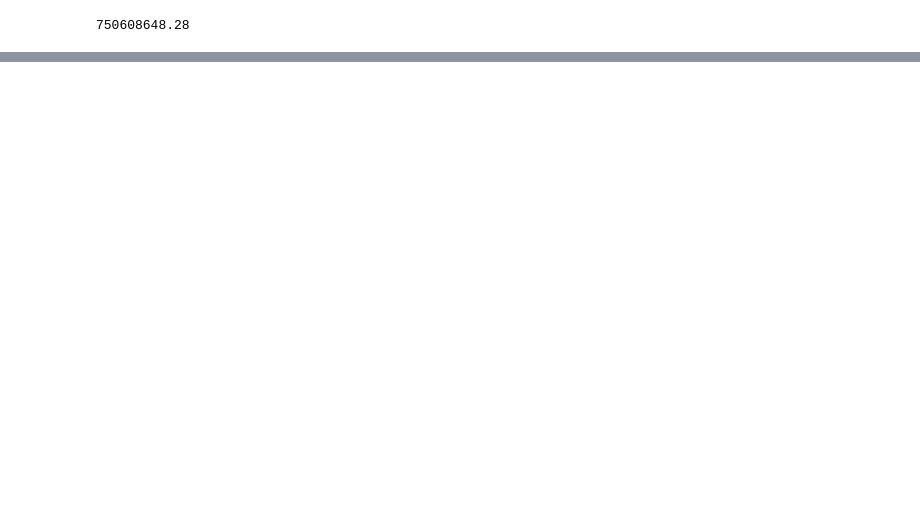
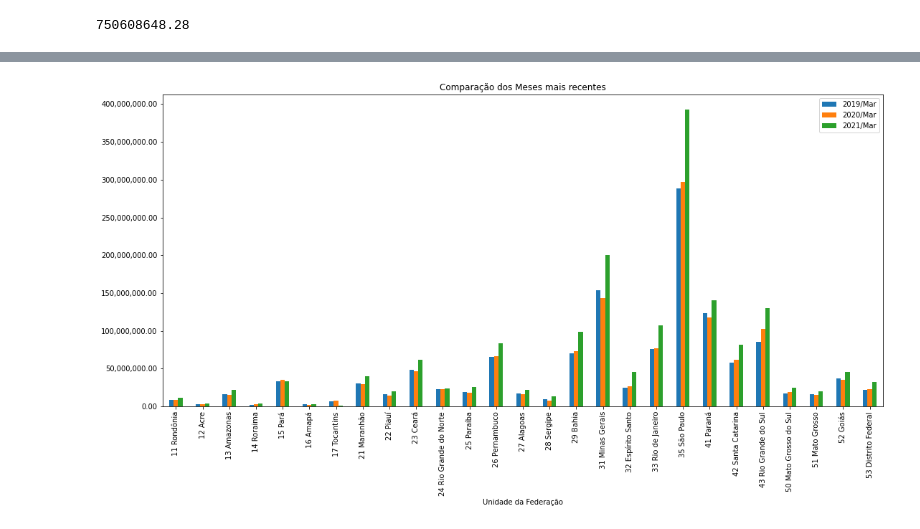
Before and after one commit to BrSiqueira/Bootcamp-DataScience, a Jupyter notebook: Modulo01/Modulo01_Aula_01_Desafio.ipynb, the cells around one changed output, grey strips where cells are left out. Saved outputs shown, nothing was run; the diff lists cells and outputs as text; code cells hidden in the pictures; blank space fills up the shorter version.

```diff
--- a/Modulo01/Modulo01_Aula_01_Desafio.ipynb
+++ b/Modulo01/Modulo01_Aula_01_Desafio.ipynb
@@ -75,0 +114,7 @@ dados["2008/Ago"].sum()
+# %%
+ax = dados.plot(x="Unidade da Federação", y=[ "2019/Mar", "2020/Mar", "2021/Mar"], kind="bar", figsize=(18,8))
+ax.yaxis.set_major_formatter(ticker.StrMethodFormatter("{x:,.2f}"))
+plt.title('Comparação dos Meses mais recentes')
+plt.show()
+# %% [output]
+[figure, added]
```
Also changed, not shown: parts of 9 cells of this notebook.
